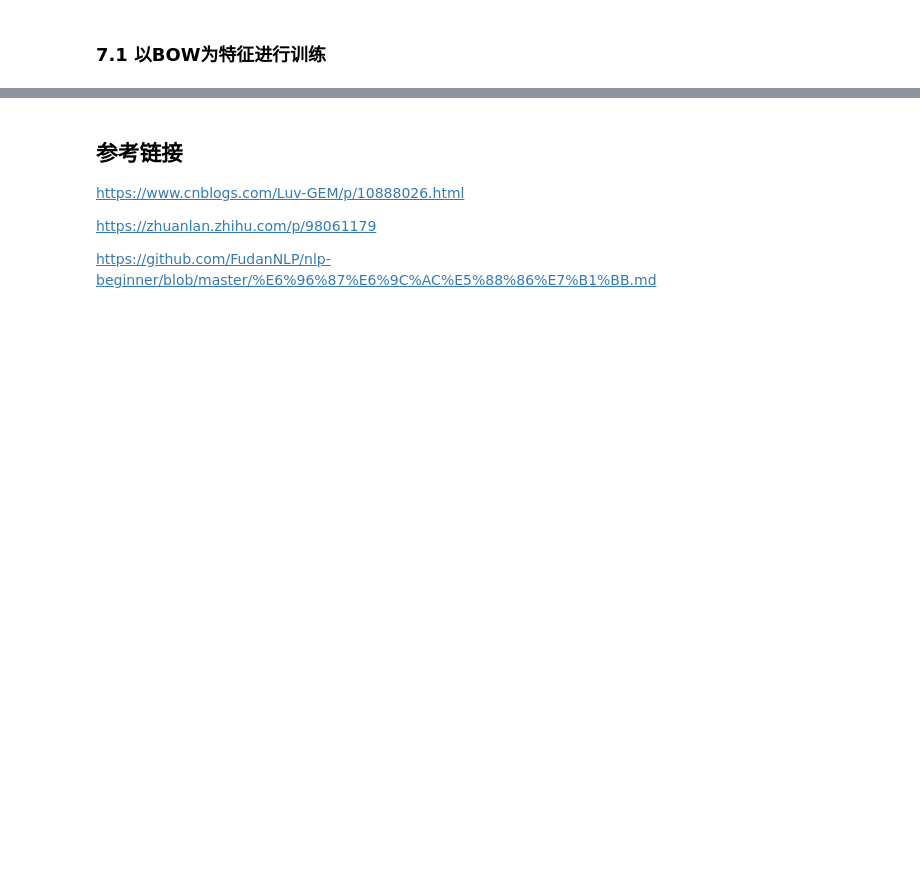
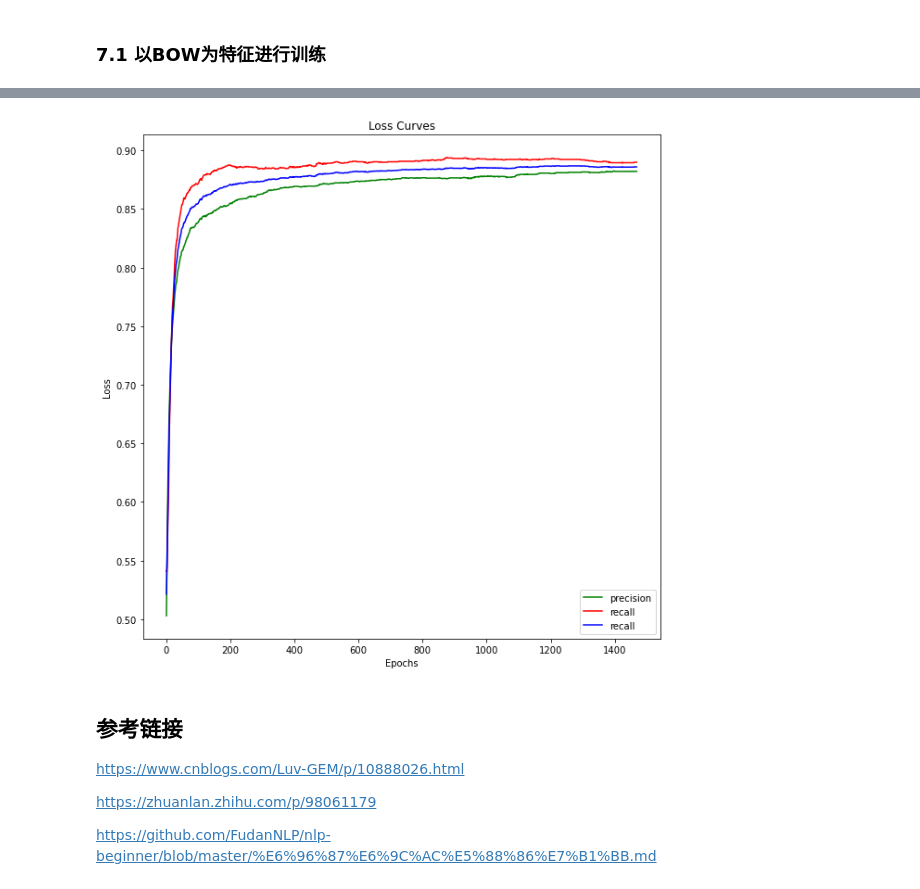
Before and after one commit to gjt9274/NLP-Project, a Jupyter notebook: task1/notebook/基于机器学习的文本分类.ipynb, the cells around one changed output, grey strips where cells are left out. Cells and saved outputs as stored; diff of their text form; code cells hidden in the pictures; blank space fills up the shorter version.

```diff
--- a/task1/notebook/基于机器学习的文本分类.ipynb
+++ b/task1/notebook/基于机器学习的文本分类.ipynb
@@ -132,13 +132,20 @@ def softmax(scores):
     softmax = np.exp(scores) / sum_exp
     return softmax
 
-
 # 预测函数
-def predict(w, b, x):
-    scores = np.dot(x, w.T) + b
+def predict(w,x):
+    scores = np.dot(x, w.T)
     probs = softmax(scores)
 
     return np.argmax(probs, axis=1).reshape(-1, 1)
+
+# 评估函数
+def evaluate(y_true,y_pred):
+    precision = metrics.precision_score(y_true,y_pred)
+    recall = metrics.recall_score(y_true,y_pred)
+    f1_score = metrics.f1_score(y_true,y_pred)
+
+    return precision,recall,f1_score
 
 
 # 将数据集分割
@@ -284,3 +306,20 @@ plt.show()
+# %%
+plt.figure(figsize=(10, 10))
+plt.title('Loss Curves')
+plt.plot(np.arange(len(precision_list)),
+         precision_list,
+         color='green',
+         label='precision')
+plt.plot(np.arange(len(recall_list)), recall_list, color='red', label='recall')
+
+plt.plot(np.arange(len(f1_score_list)), f1_score_list, color='b', label='recall')
+plt.legend()  # 显示图例
+
+plt.xlabel('Epochs')
+plt.ylabel('Loss')
+plt.show()
+# %% [output]
+[figure, added]
 # %% [markdown]
 ## 参考链接
 https://www.cnblogs.com/Luv-GEM/p/10888026.html
```
Also changed, not shown: parts of 3 cells of this notebook.
